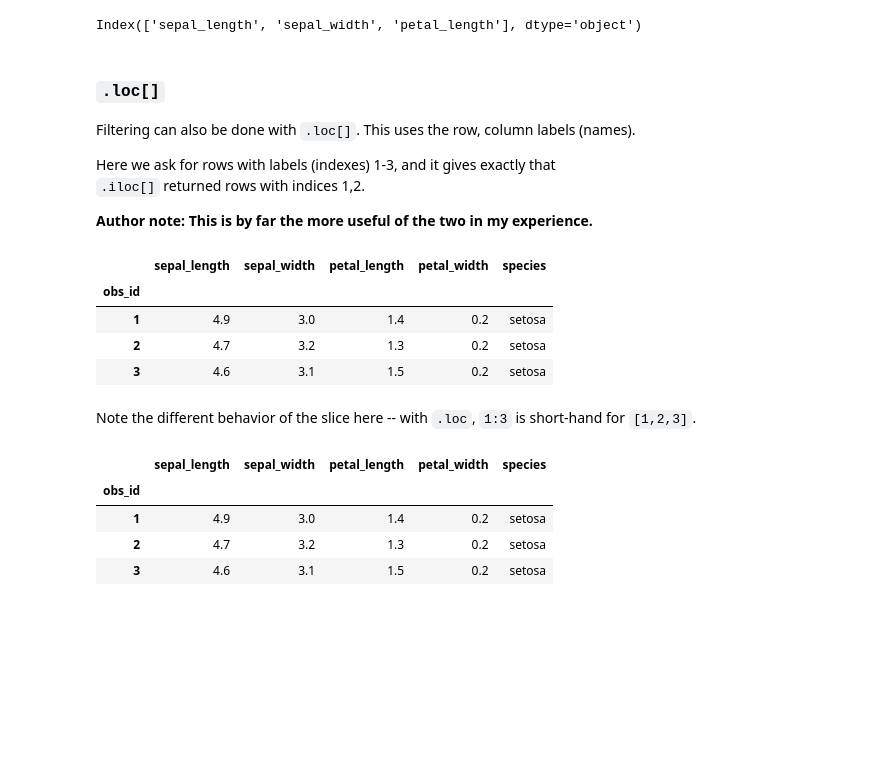
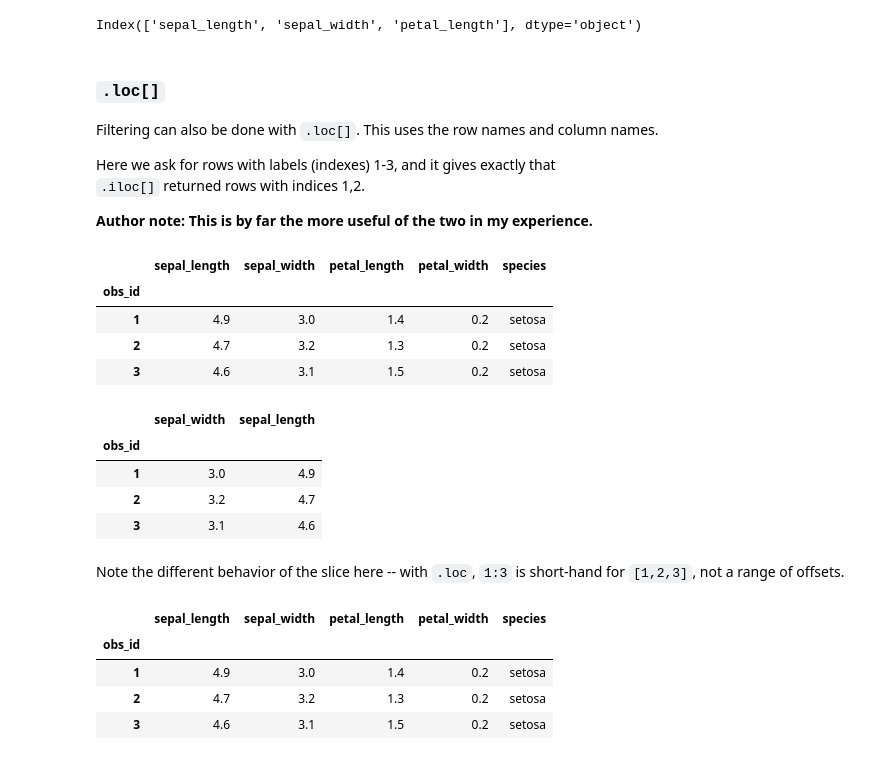
Before and after one commit to ontoligent/DS5100-book, a Jupyter notebook: notebooks/M06_Pandas/M06-01-Pandas1.ipynb, the cells around one changed output. Drawn from its saved outputs; the diff is of its cells as text; code cells hidden in the pictures; blank space fills up the shorter version.

```diff
--- a/notebooks/M06_Pandas/M06-01-Pandas1.ipynb
+++ b/notebooks/M06_Pandas/M06-01-Pandas1.ipynb
@@ -695,7 +728,7 @@ Index(['sepal_length', 'sepal_width', 'petal_length'], dtype='object')
 # %% [markdown]
 ### `.loc[]`
 
-Filtering can also be done with `.loc[]`. This uses the row, column labels (names).
+Filtering can also be done with `.loc[]`. This uses the row names and column names.
 
 Here we ask for rows with labels (indexes) 1-3, and it gives exactly that
 `.iloc[]` returned rows with indices 1,2.
@@ -709,8 +742,16 @@ iris.loc[1:3]
 | 1 | 4.9 | 3.0 | 1.4 | 0.2 | setosa |
 | 2 | 4.7 | 3.2 | 1.3 | 0.2 | setosa |
 | 3 | 4.6 | 3.1 | 1.5 | 0.2 | setosa |
+# %%
+iris.loc[1:3, ['sepal_width','sepal_length']]
+# %% [output]
+|  | sepal_width | sepal_length |
+| obs_id |  |  |
+| 1 | 3.0 | 4.9 |
+| 2 | 3.2 | 4.7 |
+| 3 | 3.1 | 4.6 |
 # %% [markdown]
-Note the different behavior of the slice here -- with `.loc`, `1:3` is short-hand for `[1,2,3]`.
+Note the different behavior of the slice here -- with `.loc`, `1:3` is short-hand for `[1,2,3]`, not a range of offsets.
 # %%
 iris.loc[[1,2,3]]
 # %% [output]
```
Also changed, not shown: parts of 40 cells of this notebook, 14 other files.
